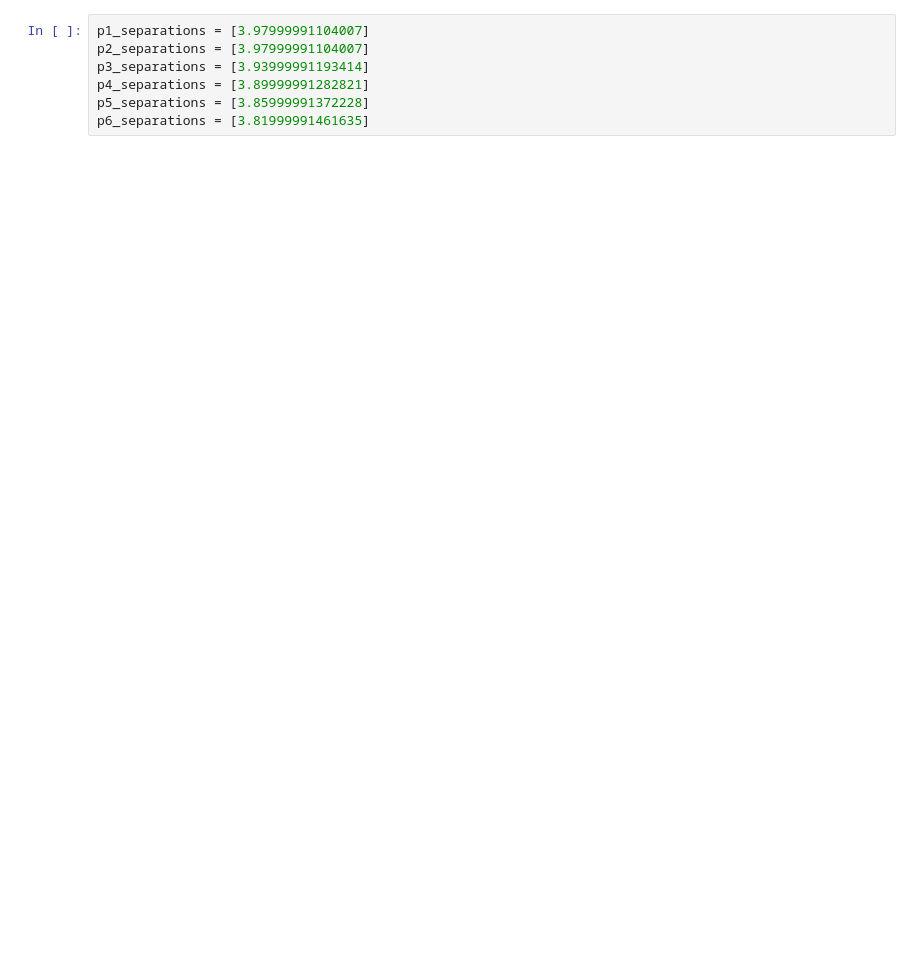
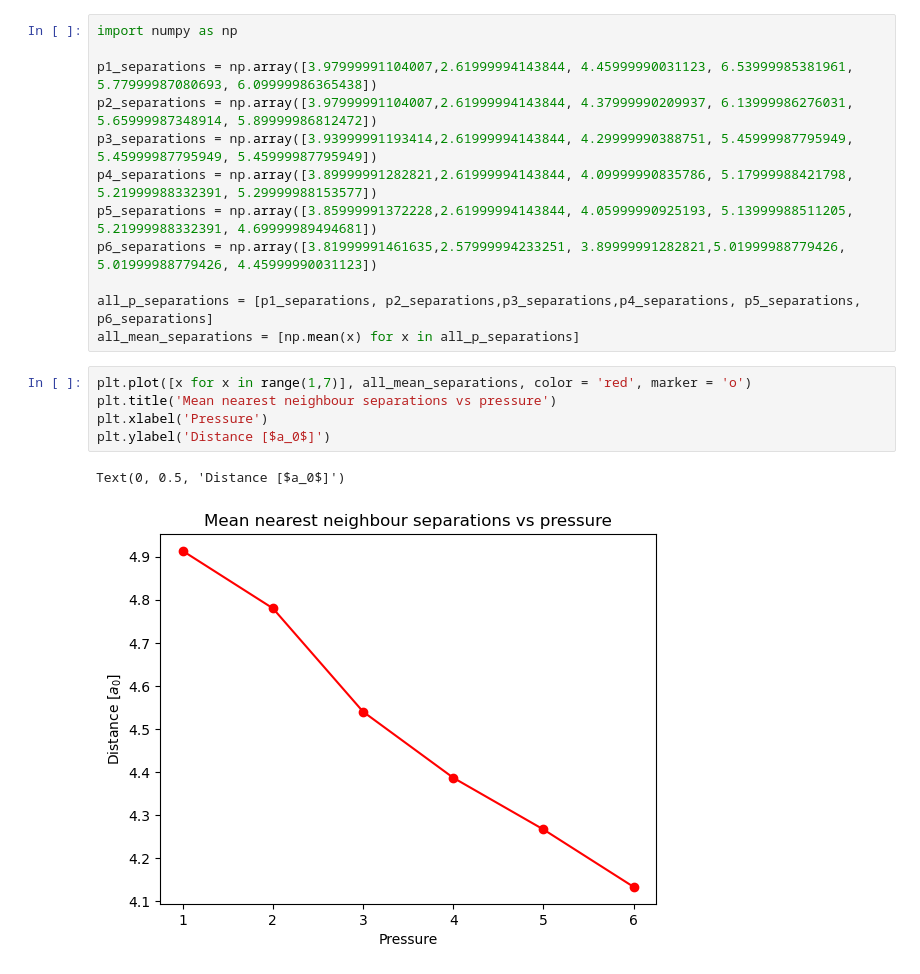
Before and after one commit to fionabaumhauer/msc_summer_project, a Jupyter notebook: nearest_neighbour_separations.ipynb, the cells around one changed output. Drawn from its saved outputs; the diff is of its cells as text; blank space fills up the shorter version.

```diff
--- a/nearest_neighbour_separations.ipynb
+++ b/nearest_neighbour_separations.ipynb
@@ -92,7 +90,20 @@ The first maximum is at index 95 with x = 3.81999991461635 and y = 4.35441050765
-# %%
-p1_separations = [3.97999991104007]
-p2_separations = [3.97999991104007]
-p3_separations = [3.93999991193414]
-p4_separations = [3.89999991282821]
-p5_separations = [3.85999991372228]
-p6_separations = [3.81999991461635]
+# %%
+import numpy as np
+
+p1_separations = np.array([3.97999991104007,2.61999994143844, 4.45999990031123, 6.53999985381961, 5.77999987080693, 6.09999986365438])
+p2_separations = np.array([3.97999991104007,2.61999994143844, 4.37999990209937, 6.13999986276031, 5.65999987348914, 5.89999986812472])
+p3_separations = np.array([3.93999991193414,2.61999994143844, 4.29999990388751, 5.45999987795949, 5.45999987795949, 5.45999987795949])
+p4_separations = np.array([3.89999991282821,2.61999994143844, 4.09999990835786, 5.17999988421798, 5.21999988332391, 5.29999988153577])
+p5_separations = np.array([3.85999991372228,2.61999994143844, 4.05999990925193, 5.13999988511205, 5.21999988332391, 4.69999989494681])
+p6_separations = np.array([3.81999991461635,2.57999994233251, 3.89999991282821,5.01999988779426, 5.01999988779426, 4.45999990031123])
+
+all_p_separations = [p1_separations, p2_separations,p3_separations,p4_separations, p5_separations, p6_separations]
+all_mean_separations = [np.mean(x) for x in all_p_separations]
+# %%
+plt.plot([x for x in range(1,7)], all_mean_separations, color = 'red', marker = 'o')
+plt.title('Mean nearest neighbour separations vs pressure')
+plt.xlabel('Pressure')
+plt.ylabel('Distance [$a_0$]')
+# %% [output]
+Text(0, 0.5, 'Distance [$a_0$]')
+[figure, added]
```
Also changed, not shown: parts of 2 cells of this notebook.
